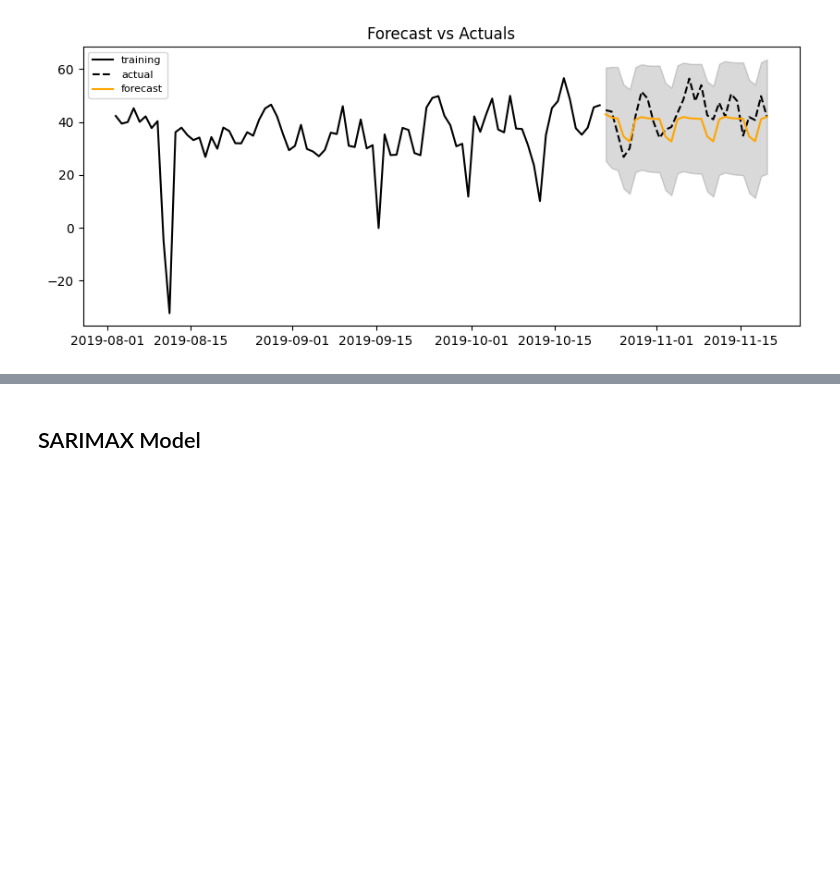
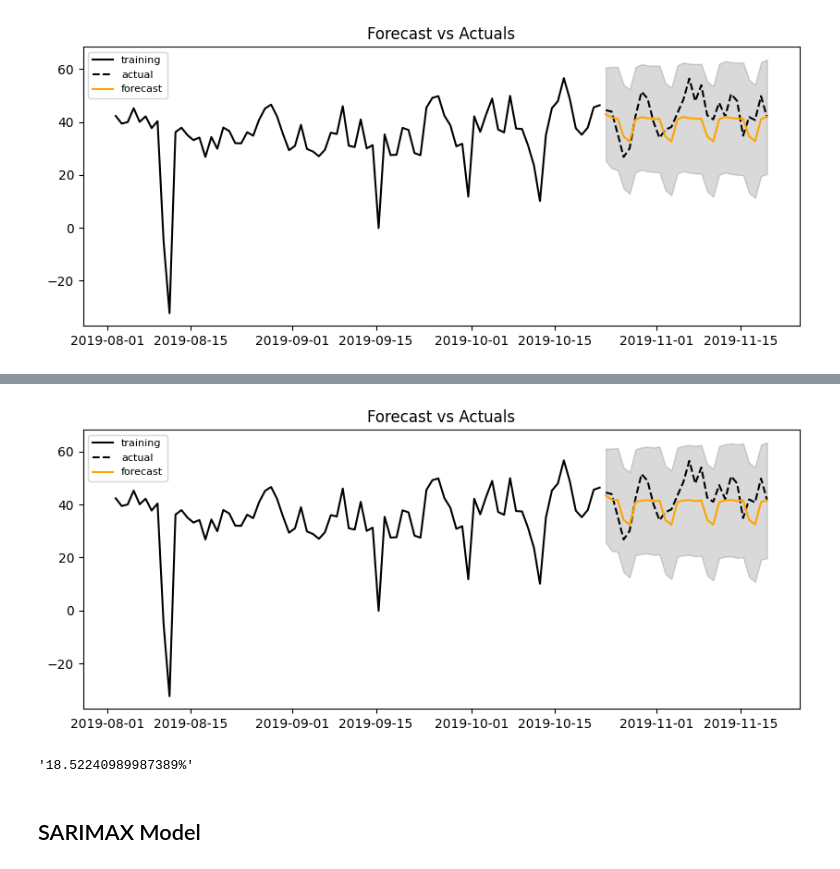
Before and after one commit to Guli-Y/ElectricityPricePredictor, a Jupyter notebook: notebooks/baseline_guli.ipynb, the cells around one changed output, grey strips where cells are left out. Drawn from its saved outputs; the diff is of its cells as text; code cells hidden in the pictures; blank space fills up the shorter version.

Commit message:
added sarima model

```diff
--- a/notebooks/baseline_guli.ipynb
+++ b/notebooks/baseline_guli.ipynb
@@ -250,13 +231,13 @@ def re_compose(forecast, confidence_int):
 # %%
 # define a function for plotting the forecast
 
-def plot_forecast(forecast, train, test, confidence_int):
-    fc = re_compose(forecast, confidence_int)
+def plot_forecast(forecast, train, test, lower_int, upper_int):
+    fc = forecast
     plt.figure(figsize=(10,4), dpi=100)
     plt.plot(train, label='training', color='black')
     plt.plot(test, label='actual', color='black', ls='--')
-    plt.plot(fc.price, label='forecast', color='orange')
-    plt.fill_between(fc.index, fc.lower_int, fc.upper_int, color='k', alpha=.15)
+    plt.plot(forecast, label='forecast', color='orange')
+    plt.fill_between(forecast.index, lower_int, upper_int, color='k', alpha=.15)
     plt.title('Forecast vs Actuals')
     plt.legend(loc='upper left', fontsize=8);
 # %%
@@ -277,2 +298,26 @@ get_mape(forecast, test) # this was near 50% for2020
+# %%
+from statsmodels.tsa.statespace.sarimax import SARIMAX
+
+# Build Model
+sarima = SARIMAX(train, order=(1, 1, 1), seasonal_order=(1,0,1,7), freq='D')
+sarima = sarima.fit()
+
+# Forecast
+results = sarima.get_forecast(len(test), alpha=0.05)
+forecast = sarima.forecast(len(test), alpha=0.05)
+confidence_int = results.conf_int()
+# %%
+# plot the forecast
+plot_forecast(forecast,
+              train[train.index > '2019-08-1 11:00:00'],
+              test,
+              confidence_int['lower price'],
+              confidence_int['upper price'])
+# %% [output]
+[figure, added]
+# %%
+get_mape(forecast, test)
+# %% [output]
+'18.52240989987389%'
 # %% [markdown]
 ## SARIMAX Model
```
Also changed, not shown: parts of 28 cells of this notebook, 1 other file.
